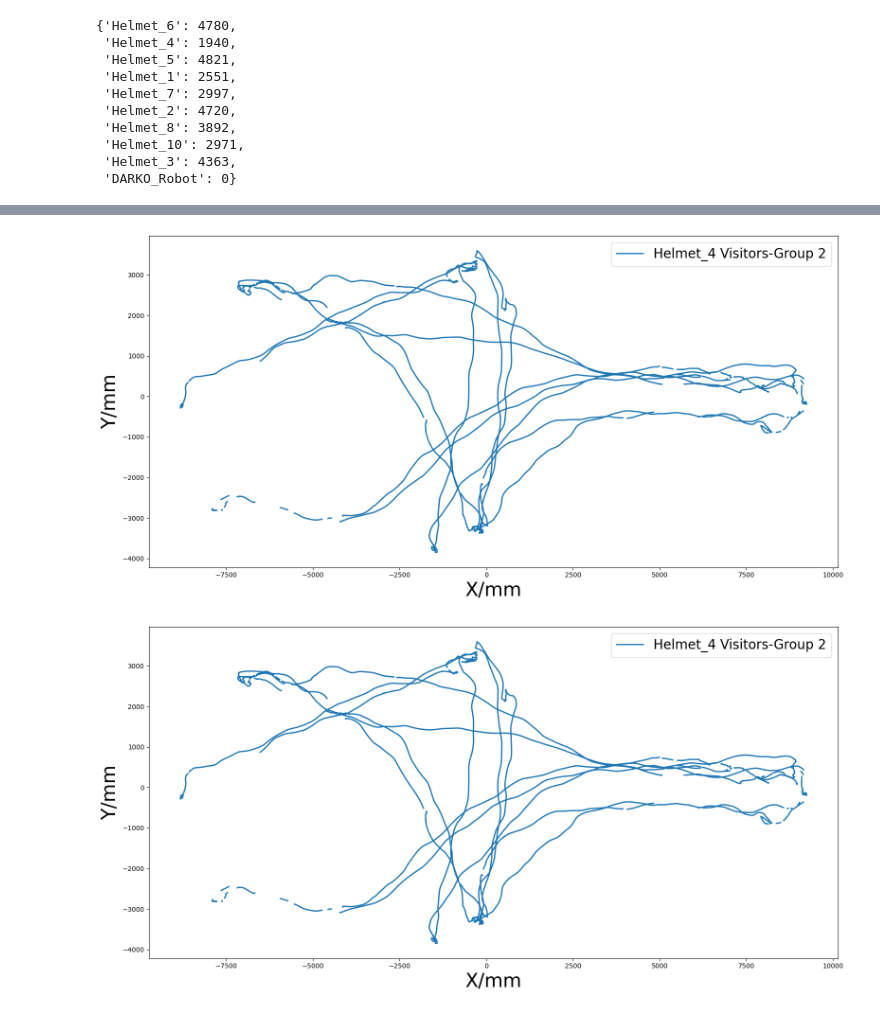
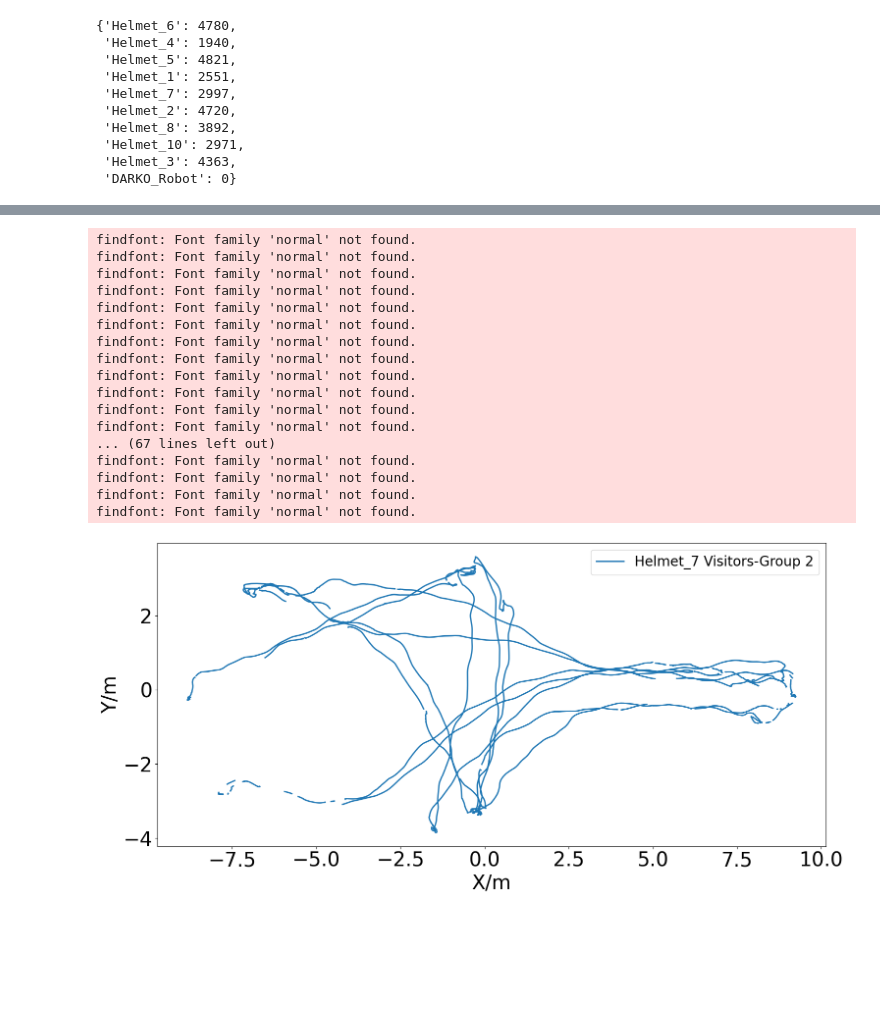
Before and after one commit to tmralmeida/thor-magni-tools, a Jupyter notebook: notebooks/1-data_preprocessing.ipynb, the cells around one changed output, grey strips where cells are left out. Drawn from its saved outputs; the diff is of its cells as text; code cells hidden in the pictures; blank space fills up the shorter version.

```diff
--- a/notebooks/1-data_preprocessing.ipynb
+++ b/notebooks/1-data_preprocessing.ipynb
@@ -74,7 +74,7 @@ target_agents
 # %% [markdown]
 # Preprocessing
 # %%
-PREPROCESSING_TYPE = "3D"
+PREPROCESSING_TYPE = "6D"
 # %%
 columns_suff = ("X", "Y", "Z")
 if PREPROCESSING_TYPE == "6D":
@@ -242,5 +292 @@ postprocessed_nans_counter
  'DARKO_Robot': 0}
-# %%
-fig
-# %% [output]
-[figure, removed]
@@ -247,18 +300,34 @@ fig
 # %%
 fig, ax = plt.subplots(figsize=(16, 8))
-ax.set_ylabel("Y/mm", fontsize=29)
-ax.set_xlabel("X/mm", fontsize=29)
+ax.set_ylabel("Y/m", fontsize=29)
+ax.set_xlabel("X/m", fontsize=29)
 traj_data = new_df[new_df["ag_id"] == "Helmet_7"]
 ax.plot(
-    traj_data["x"],
-    traj_data["y"],
-    label=new_df["ag_id"].iloc[0] + f" {new_df['data_label'].iloc[0]}",
+    traj_data["x"]/1000,
+    traj_data["y"]/1000,
+    label=traj_data["ag_id"].iloc[0] + f" {traj_data['data_label'].iloc[0]}",
     linewidth=2,
 )
 ax.legend(fontsize="20")
-fig.savefig("raw_data.svg")
 plt.tight_layout()
 # %% [output]
+findfont: Font family 'normal' not found.
+findfont: Font family 'normal' not found.
+findfont: Font family 'normal' not found.
+findfont: Font family 'normal' not found.
+findfont: Font family 'normal' not found.
+findfont: Font family 'normal' not found.
+findfont: Font family 'normal' not found.
+findfont: Font family 'normal' not found.
+findfont: Font family 'normal' not found.
+findfont: Font family 'normal' not found.
+findfont: Font family 'normal' not found.
+findfont: Font family 'normal' not found.
+... (67 lines left out)
+findfont: Font family 'normal' not found.
+findfont: Font family 'normal' not found.
+findfont: Font family 'normal' not found.
+findfont: Font family 'normal' not found.
-[figure, old version]
+[figure, new version]
 # %%
 fig, ax = plt.subplots(figsize=(16, 8))
```
Also changed, not shown: parts of 10 cells of this notebook, 4 other files.
